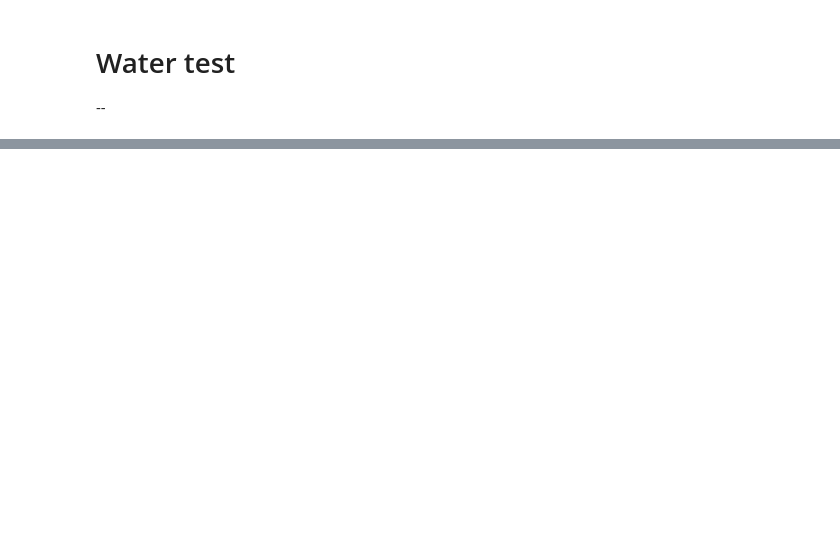
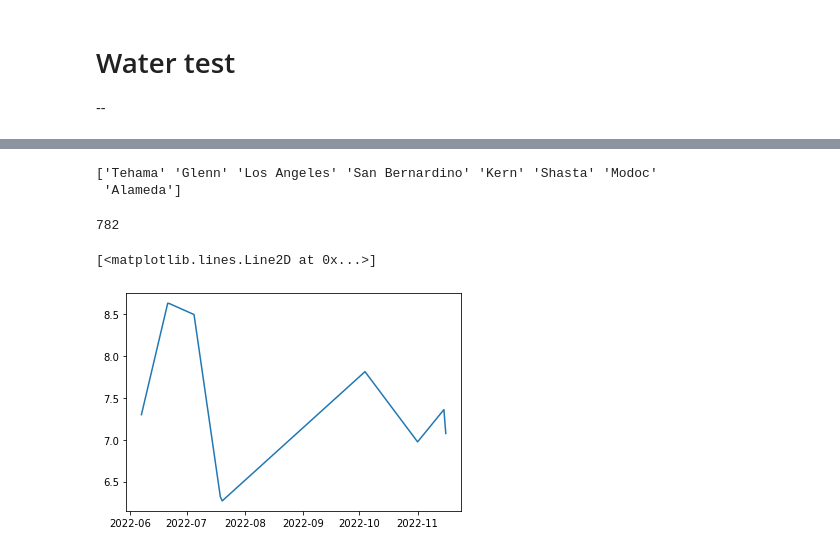
Before and after one commit to AntoFa1990/CA_Water_Analysis, a Jupyter notebook: Water-Analysis-Antonette.ipynb, the cells around one changed output, grey strips where cells are left out. Cells and saved outputs as stored; diff of their text form; code cells hidden in the pictures; blank space fills up the shorter version.

Commit message:
added some more county analysis of arsenic

```diff
--- a/Water-Analysis-Antonette.ipynb
+++ b/Water-Analysis-Antonette.ipynb
@@ -83,0 +29,5 @@ county_df = ar_data.loc[(ar_data["county_name"] == "Los Angeles") |
+# %%
+#convert sample date field to date format
+ar_data['sample_date'] = pd.to_datetime(ar_data['sample_date'])
+
+ar_data.head()
@@ -84,9 +61,41 @@ county_df = ar_data.loc[(ar_data["county_name"] == "Los Angeles") |
 # %%
 #sort by the total amount of arsenic found
-#sorted_ar_df = ar_data.sort_values(['result'], ascending=False)
-#create a new dataframe from top offenders
-#top_offender_df = sorted_ar_df.head(100)
+sorted_recent_df = Recent_df.sort_values(['result'], ascending=False)
 
-#sorted_top_offender_df = top_offender_df.sort_values(['station_type'], ascending=False)
+#create a new dataframe from 2500 top offenders
+top_offender_df = sorted_recent_df.head(50)
 
-#sorted_top_offender_df
+
+#who are they?
+
+total_counties = top_offender_df['county_name'].unique()
+print(total_counties)
+# %% [output]
+['Tehama' 'Glenn' 'Los Angeles' 'San Bernardino' 'Kern' 'Shasta' 'Modoc'
+ 'Alameda']
+# %%
+#create a new dataframe of the county offenders
+
+county_df=top_offender_df.loc[(top_offender_df["county_name"] == "Kern") |
+                              (top_offender_df["county_name"] == "Tehama") |
+                              (top_offender_df["county_name"] == "Glen") |
+                              (top_offender_df["county_name"] == "Shasta") |
+                              (top_offender_df["county_name"] == "Modoc") |
+                              (top_offender_df["county_name"] == "Los Angeles") |
+                              (top_offender_df["county_name"] == "Alameda") |
+                              (top_offender_df["county_name"] == "San Bernardino")]
+
+county_df.size
+# %% [output]
+782
+# %%
+#create template county plot using Kern
+
+Target_County = county_df["county_name"] == "Kern"
+Target_County_df =county_df.loc[Target_County]
+Target_County_avg =Target_County_df.groupby("sample_date").mean()["result"]
+Target_County_av_df = pd.DataFrame({"Kern": Target_County_avg})
+plt.plot(Target_County_av_df)
+# %% [output]
+[<matplotlib.lines.Line2D at 0x...>]
+[figure, added]
```
Also changed, not shown: parts of 15 cells of this notebook.
